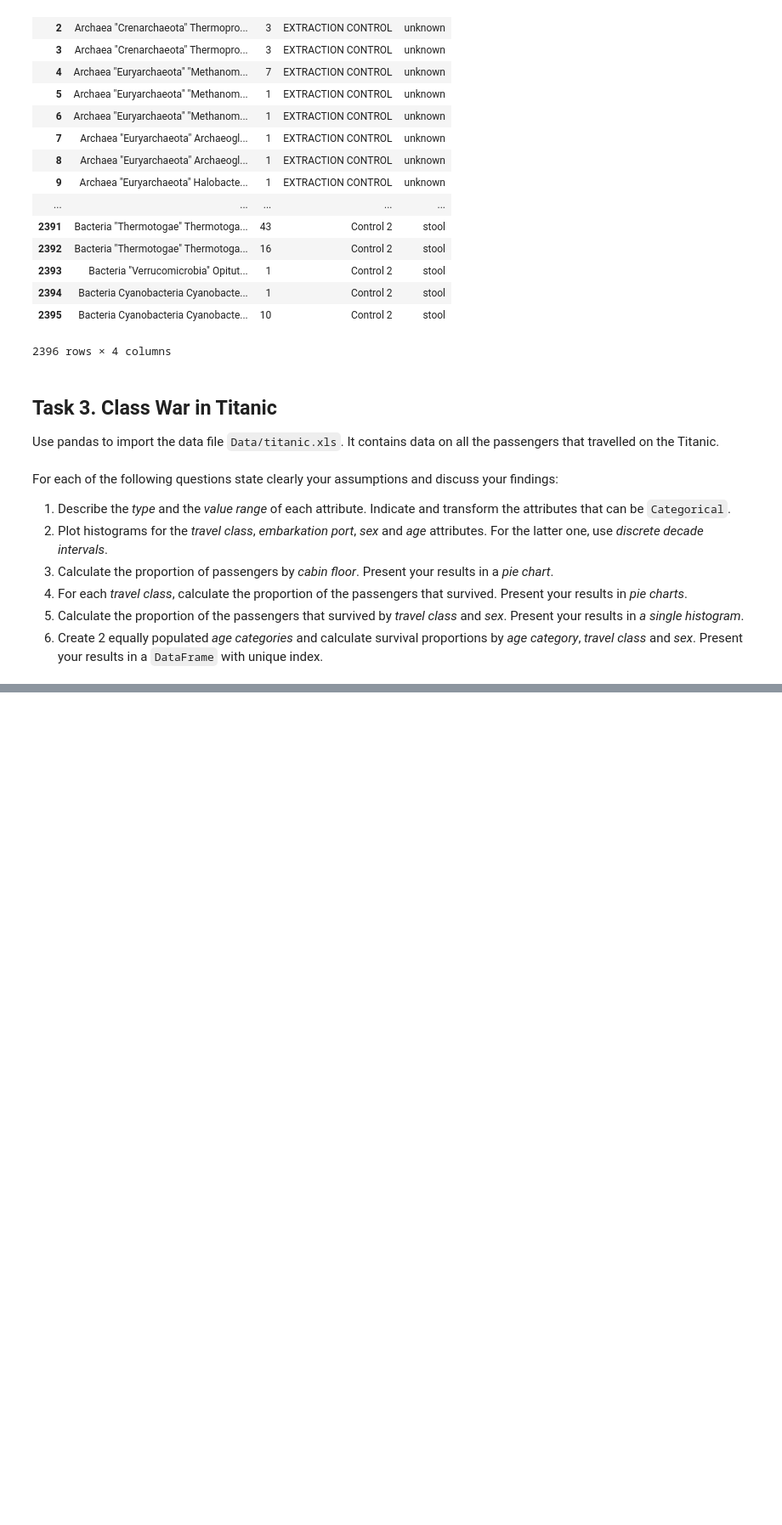
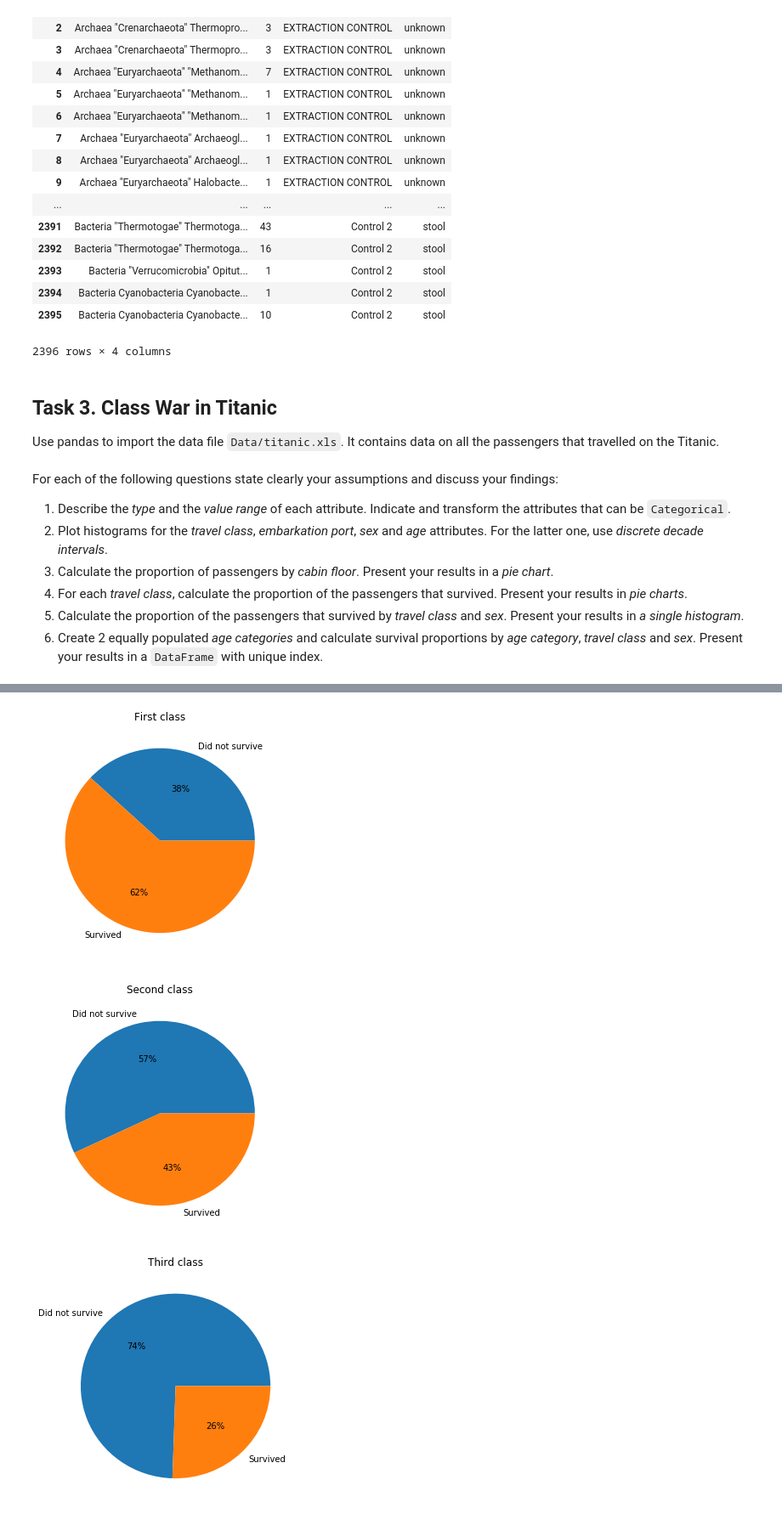
Before and after one commit to brunowicht/ada_project, a Jupyter notebook: 01 - Pandas and Data Wrangling/Homework 1.ipynb, the cells around one changed output, grey strips where cells are left out. Shown at 85% size. Saved outputs shown, nothing was run; the diff lists cells and outputs as text; code cells hidden in the pictures; blank space fills up the shorter version.

```diff
--- a/01 - Pandas and Data Wrangling/Homework 1.ipynb
+++ b/01 - Pandas and Data Wrangling/Homework 1.ipynb
@@ -218,0 +276,27 @@ For each of the following questions state clearly your assumptions and discuss y
+# %%
+survived_dict = {0: 'Did not survive', 1: 'Survived'}
+
+# First class pie chart
+first = data[data['pclass'] == 1]
+first = first['survived'].map(survived_dict).value_counts().sort_index()
+first.plot(kind='pie', title='First class', figsize=(5,5), autopct='%1.0f%%')
+plt.axes().set_ylabel('')
+plt.show()
+
+# Second class pie chart
+second = data[data['pclass'] == 2]
+second = second['survived'].map(survived_dict).value_counts().sort_index()
+second.plot(kind='pie', title='Second class', figsize=(5,5), autopct='%1.0f%%')
+plt.axes().set_ylabel('')
+plt.show()
+
+# Third class pie chart
+third = data[data['pclass'] == 3]
+third = third['survived'].map(survived_dict).value_counts().sort_index()
+third.plot(kind='pie', title='Third class', figsize=(5,5), autopct='%1.0f%%')
+plt.axes().set_ylabel('')
+plt.show()
+# %% [output]
+[figure, added]
+[figure, added]
+[figure, added]
```
Also changed, not shown: parts of 10 cells of this notebook.
